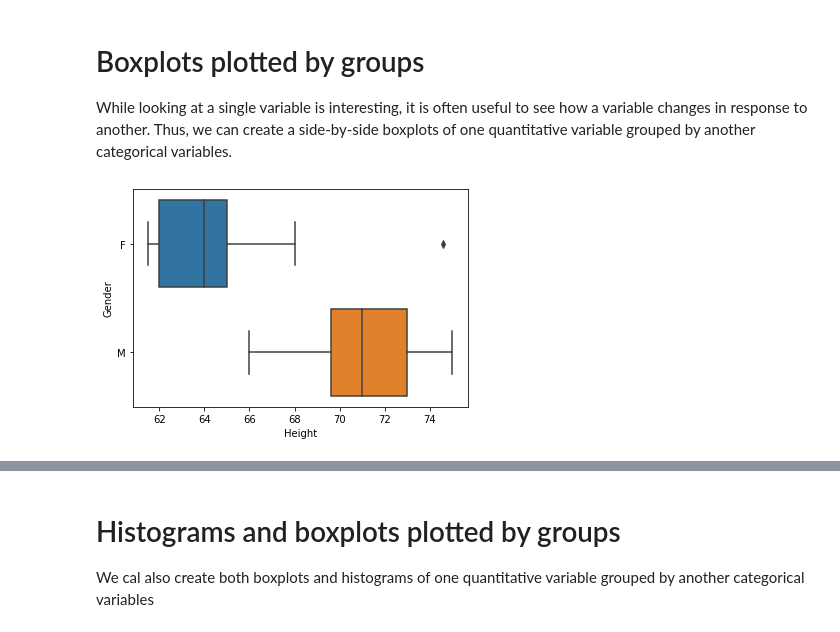
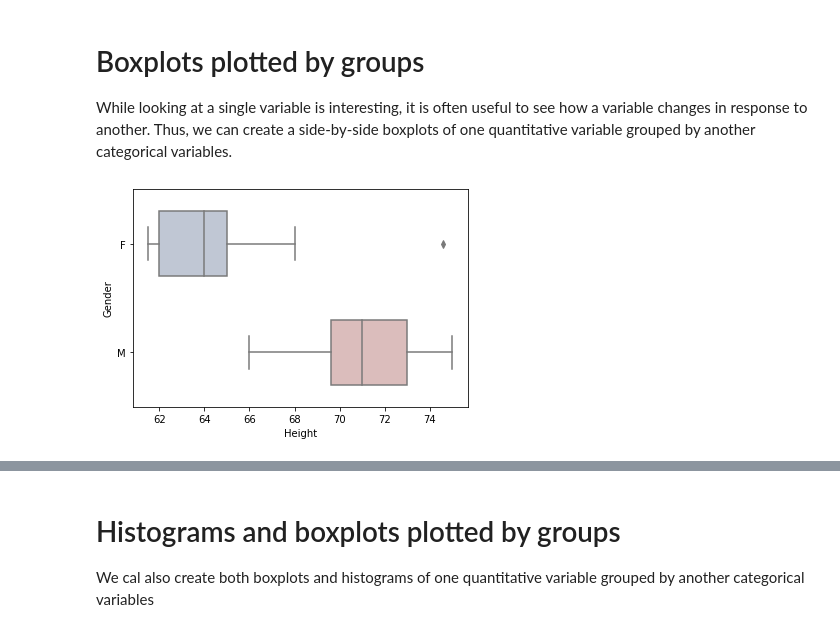
Before and after one commit to javiermao/PythonBasis, a Jupyter notebook: B24_Seaborn.ipynb, the cells around one changed output, grey strips where cells are left out. Cells and saved outputs as stored; diff of their text form; code cells hidden in the pictures.

```diff
--- a/B24_Seaborn.ipynb
+++ b/B24_Seaborn.ipynb
@@ -162,7 +186,7 @@ plt.show()
 While looking at a single variable is interesting, it is often useful to see how a variable changes in response to another. Thus, we can create a side-by-side boxplots of one quantitative variable grouped by another categorical variables.
 # %%
 # Create side-by-side boxplots of the "Height" grouped by "Gender"
-sns.boxplot(x = df["Height"], y = df["Gender"])
+sns.boxplot(x = df["Height"], y = df["Gender"], width=.6, palette="vlag")
 plt.show()
 # %% [output]
-[figure, old version]
+[figure, new version]
```
Also changed, not shown: parts of 10 cells of this notebook.
